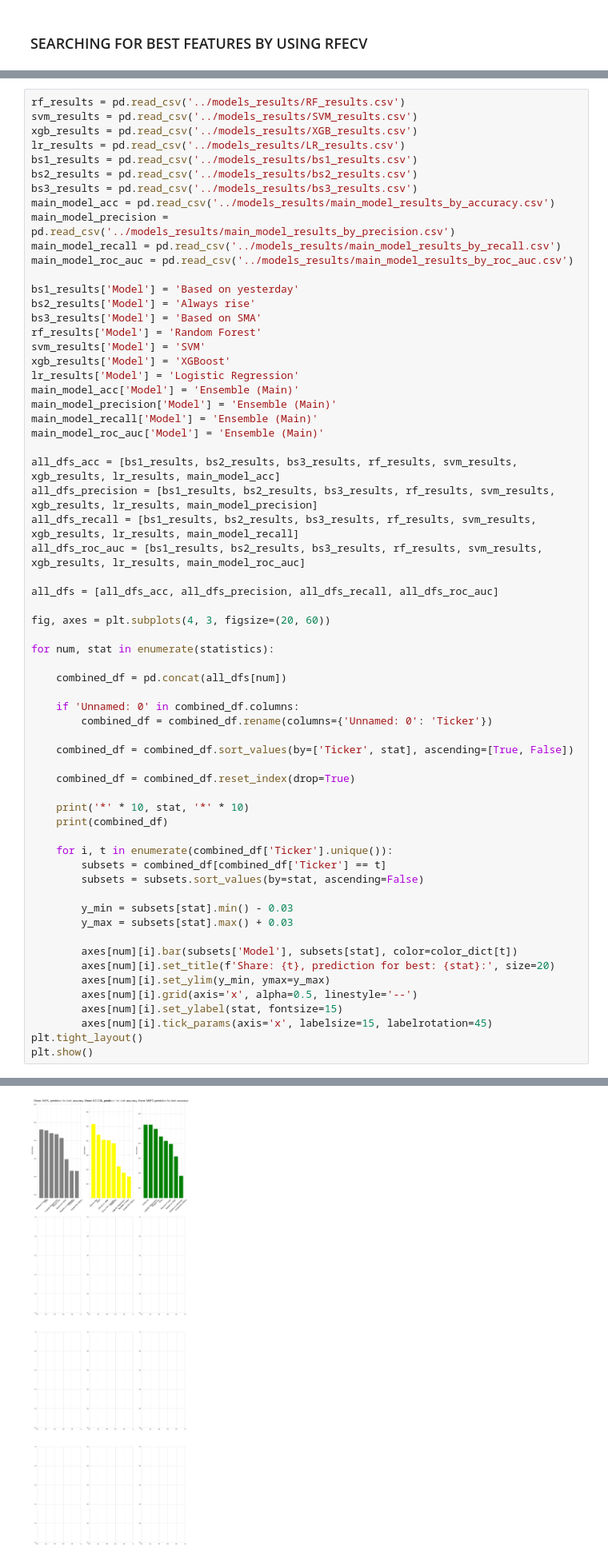
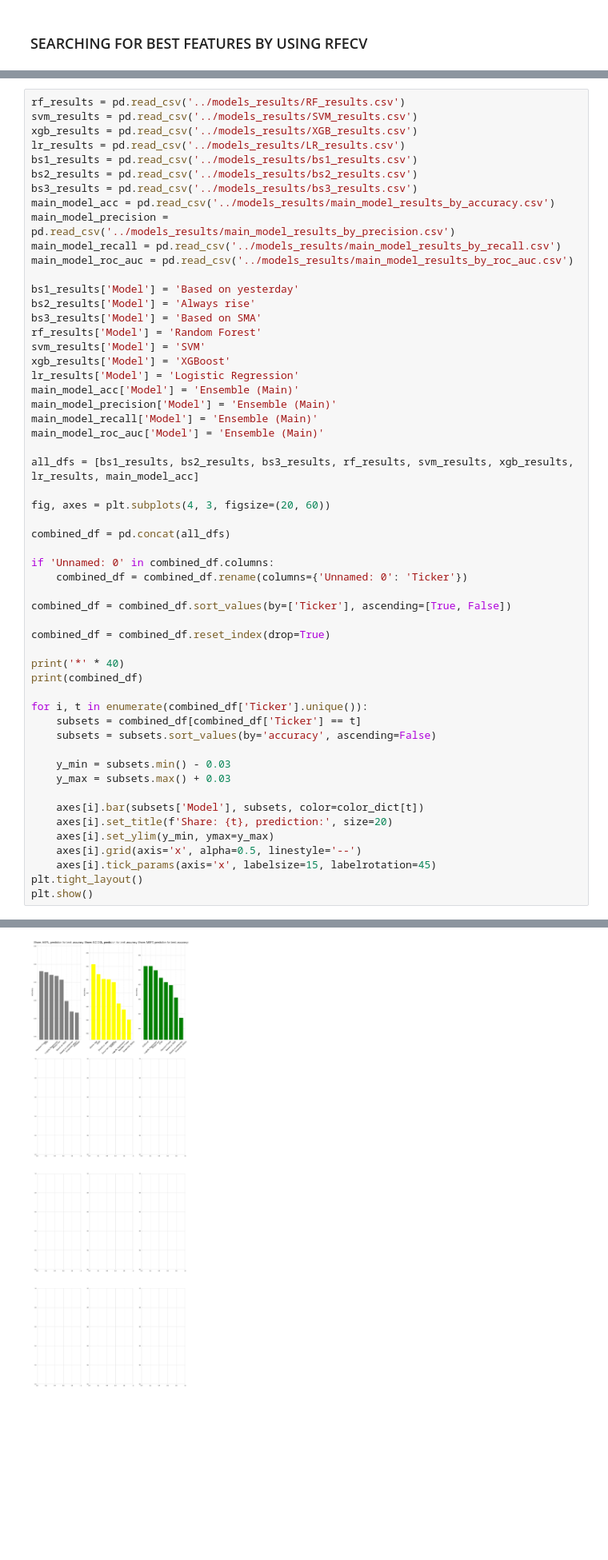
Before and after one commit to WObszan/Forecasting-Stock-Price-Direction, a Jupyter notebook: main_model/main_model.ipynb, the cells around one changed output, grey strips where cells are left out. Shown at 80% size. Saved outputs shown, nothing was run; the diff lists cells and outputs as text; blank space fills up the shorter version.

```diff
--- a/main_model/main_model.ipynb
+++ b/main_model/main_model.ipynb
@@ -335,42 +288,34 @@ main_model_precision['Model'] = 'Ensemble (Main)'
 main_model_recall['Model'] = 'Ensemble (Main)'
 main_model_roc_auc['Model'] = 'Ensemble (Main)'
 
-all_dfs_acc = [bs1_results, bs2_results, bs3_results, rf_results, svm_results, xgb_results, lr_results, main_model_acc]
-all_dfs_precision = [bs1_results, bs2_results, bs3_results, rf_results, svm_results, xgb_results, lr_results, main_model_precision]
-all_dfs_recall = [bs1_results, bs2_results, bs3_results, rf_results, svm_results, xgb_results, lr_results, main_model_recall]
-all_dfs_roc_auc = [bs1_results, bs2_results, bs3_results, rf_results, svm_results, xgb_results, lr_results, main_model_roc_auc]
-
-all_dfs = [all_dfs_acc, all_dfs_precision, all_dfs_recall, all_dfs_roc_auc]
+all_dfs = [bs1_results, bs2_results, bs3_results, rf_results, svm_results, xgb_results, lr_results, main_model_acc]
 
 fig, axes = plt.subplots(4, 3, figsize=(20, 60))
 
-for num, stat in enumerate(statistics):
+combined_df = pd.concat(all_dfs)
 
-    combined_df = pd.concat(all_dfs[num])
+if 'Unnamed: 0' in combined_df.columns:
+    combined_df = combined_df.rename(columns={'Unnamed: 0': 'Ticker'})
 
-    if 'Unnamed: 0' in combined_df.columns:
-        combined_df = combined_df.rename(columns={'Unnamed: 0': 'Ticker'})
+combined_df = combined_df.sort_values(by=['Ticker'], ascending=[True, False])
 
-    combined_df = combined_df.sort_values(by=['Ticker', stat], ascending=[True, False])
+combined_df = combined_df.reset_index(drop=True)
 
-    combined_df = combined_df.reset_index(drop=True)
+print('*' * 40)
+print(combined_df)
 
-    print('*' * 10, stat, '*' * 10)
-    print(combined_df)
+for i, t in enumerate(combined_df['Ticker'].unique()):
+    subsets = combined_df[combined_df['Ticker'] == t]
+    subsets = subsets.sort_values(by='accuracy', ascending=False)
 
-    for i, t in enumerate(combined_df['Ticker'].unique()):
-        subsets = combined_df[combined_df['Ticker'] == t]
-        subsets = subsets.sort_values(by=stat, ascending=False)
+    y_min = subsets.min() - 0.03
+    y_max = subsets.max() + 0.03
 
-        y_min = subsets[stat].min() - 0.03
-        y_max = subsets[stat].max() + 0.03
-
-        axes[num][i].bar(subsets['Model'], subsets[stat], color=color_dict[t])
-        axes[num][i].set_title(f'Share: {t}, prediction for best: {stat}:', size=20)
-        axes[num][i].set_ylim(y_min, ymax=y_max)
-        axes[num][i].grid(axis='x', alpha=0.5, linestyle='--')
-        axes[num][i].set_ylabel(stat, fontsize=15)
-        axes[num][i].tick_params(axis='x', labelsize=15, labelrotation=45)
+    axes[i].bar(subsets['Model'], subsets, color=color_dict[t])
+    axes[i].set_title(f'Share: {t}, prediction:', size=20)
+    axes[i].set_ylim(y_min, ymax=y_max)
+    axes[i].grid(axis='x', alpha=0.5, linestyle='--')
+    axes[i].tick_params(axis='x', labelsize=15, labelrotation=45)
 plt.tight_layout()
 plt.show()
 # %% [output]
@@ -394,2 +339,2 @@ plt.show()
 KeyError: 'precision_weighted'
-[figure, old version]
+[figure, new version]
```
Also changed, not shown: parts of 8 cells of this notebook, 4 other files.
